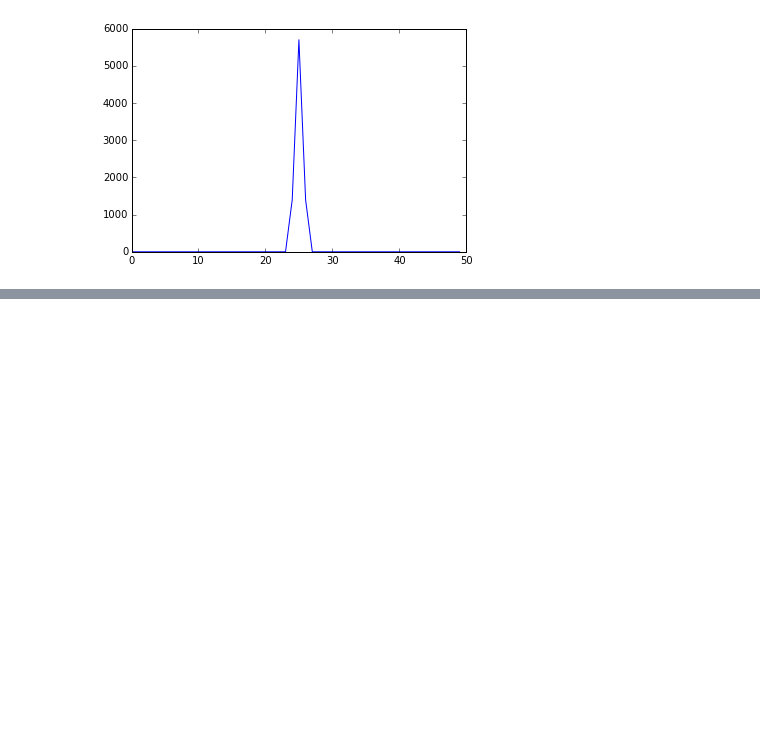
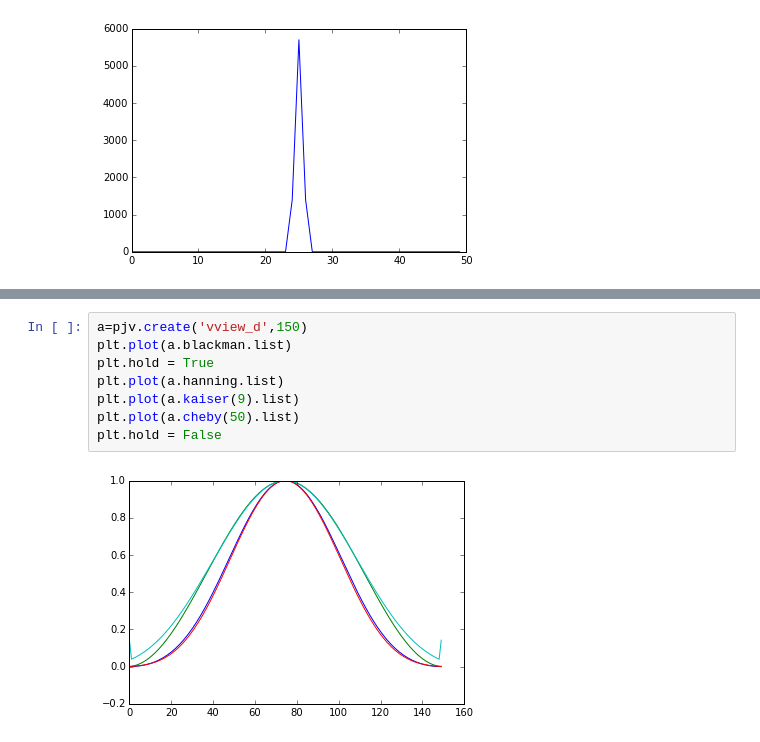
Before and after one commit to rrjudd/jvsip, a Jupyter notebook: doc/notebooks/Info_WindowsNB.ipynb, the cells around one changed output, grey strips where cells are left out. Saved outputs shown, nothing was run; the diff lists cells and outputs as text; blank space fills up the shorter version.

```diff
--- a/doc/notebooks/Info_WindowsNB.ipynb
+++ b/doc/notebooks/Info_WindowsNB.ipynb
@@ -49,0 +50,10 @@ x.mprint('%.2f')
+# %%
+a=pjv.create('vview_d',150)
+plt.plot(a.blackman.list)
+plt.hold = True
+plt.plot(a.hanning.list)
+plt.plot(a.kaiser(9).list)
+plt.plot(a.cheby(50).list)
+plt.hold = False
+# %% [output]
+[figure, added]
```
Also changed, not shown: parts of 3 cells of this notebook, 1 other file.
